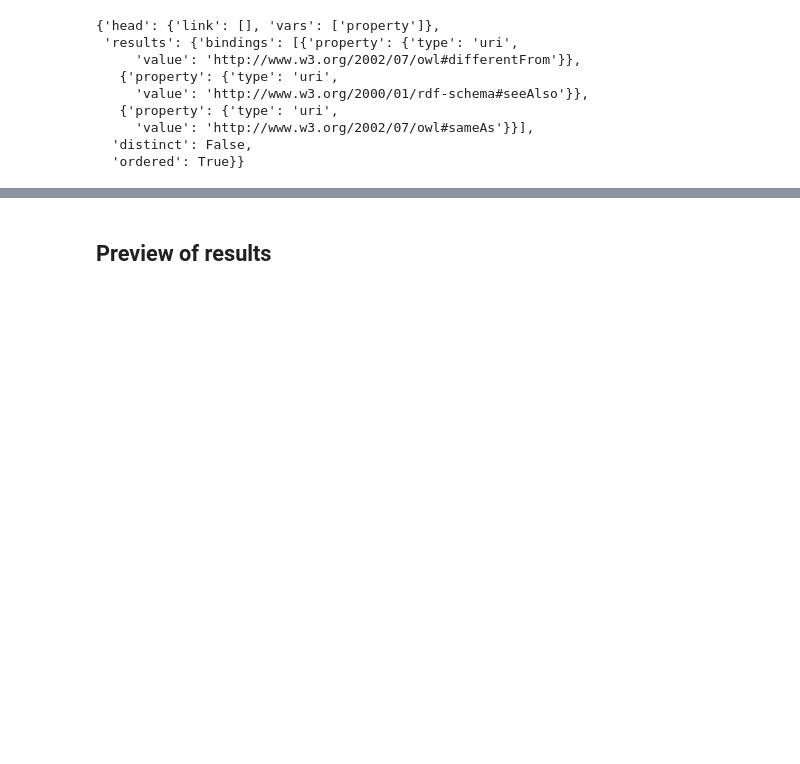
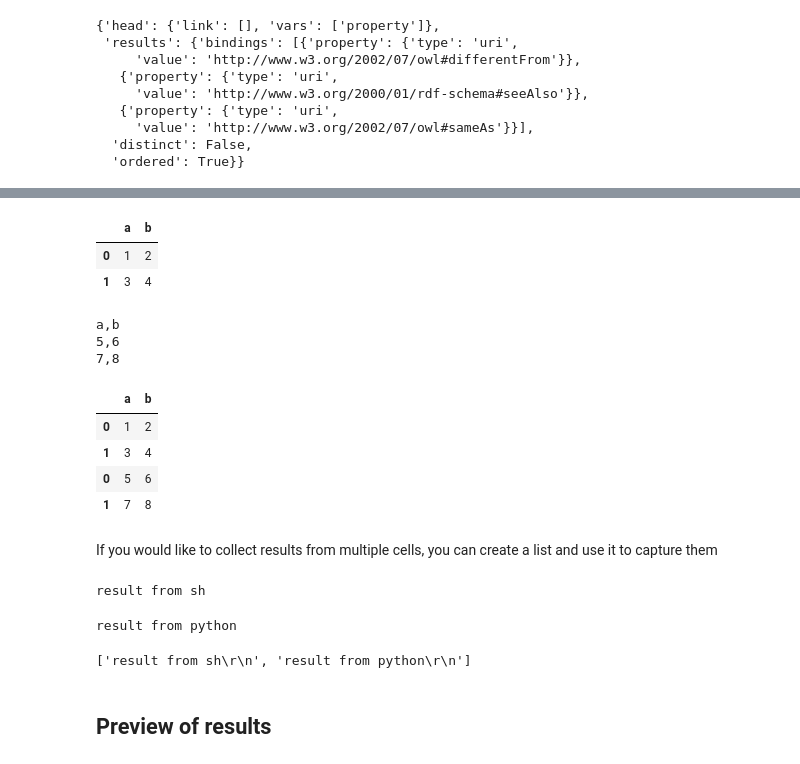
Before and after one commit to vatlab/sos-docs, a Jupyter notebook: src/documentation/Notebook_Interface.ipynb, the cells around one changed output, grey strips where cells are left out. Drawn from its saved outputs; the diff is of its cells as text; code cells hidden in the pictures; blank space fills up the shorter version.

Commit message:
Document option --append of magic %capture

```diff
--- a/src/documentation/Notebook_Interface.ipynb
+++ b/src/documentation/Notebook_Interface.ipynb
@@ -405,0 +414,23 @@ sparql
+# %%
+table
+# %% [output]
+|  | a | b |
+| 0 | 1 | 2 |
+| 1 | 3 | 4 |
+# %%
+%capture csv --append table
+print('a,b\n5,6\n7,8')
+# %% [output]
+a,b
+5,6
+7,8
+# %%
+table
+# %% [output]
+|  | a | b |
+| 0 | 1 | 2 |
+| 1 | 3 | 4 |
+| 0 | 5 | 6 |
+| 1 | 7 | 8 |
+# %% [markdown]
+If you would like to collect results from multiple cells, you can create a list and use it to capture them
@@ -406,3 +439,19 @@ sparql
+# %%
+%capture --append results
+sh:
+  echo result from sh
+# %% [output]
+result from sh
+# %%
+%capture --append results
+python:
+   print('result from python')
+# %% [output]
+result from python
+# %%
+results
+# %% [output]
+['result from sh\r\n', 'result from python\r\n']
 # %% [markdown]
 ## Preview of results <a id="Preview_of_results"></a>
 # %% [markdown]
```
Also changed, not shown: parts of 3 cells of this notebook, 1 other file.
